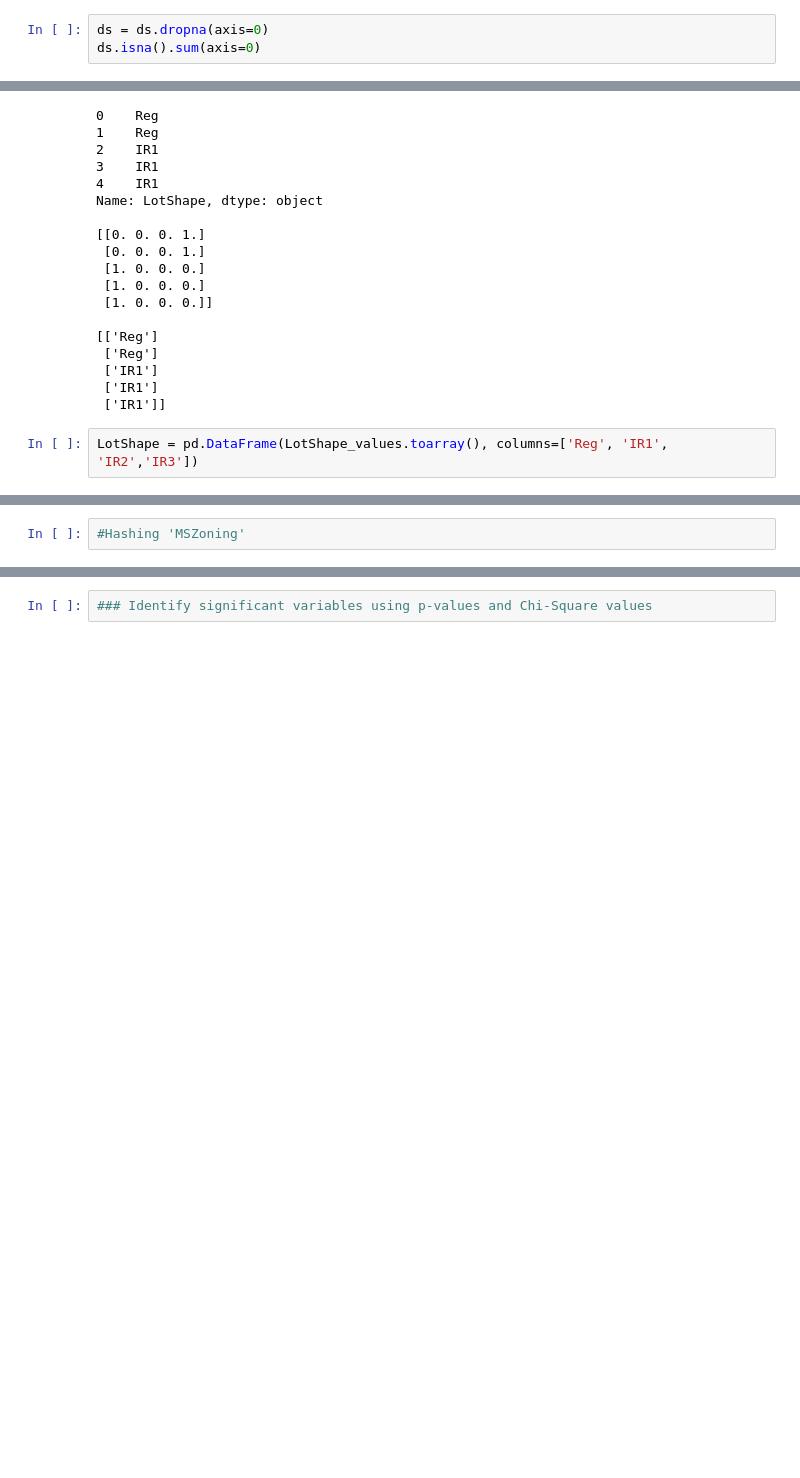
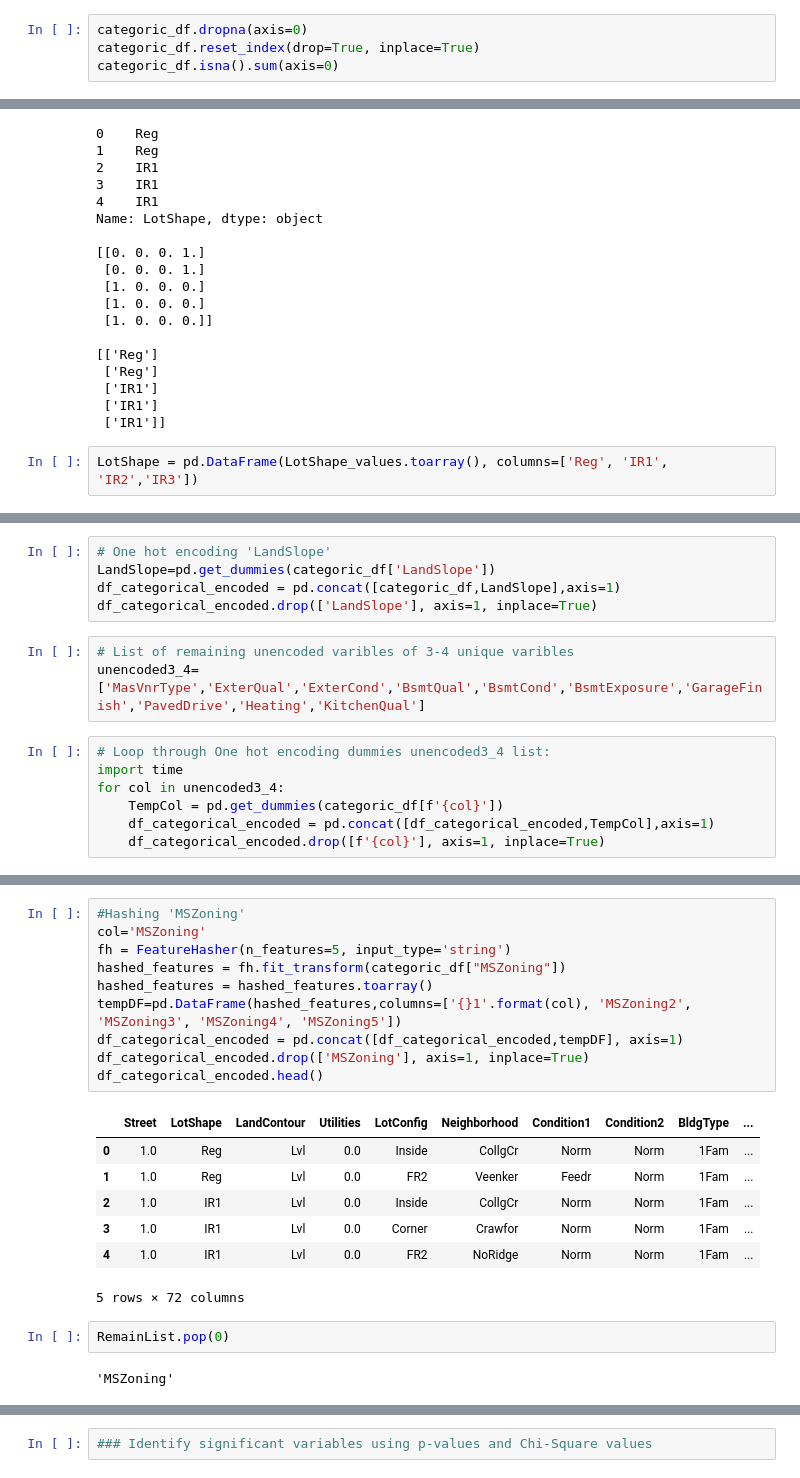
Before and after one commit to Jhirai20/AppliedDSPython, a Jupyter notebook: Projects/Project 1/Project 1.ipynb, the cells around one changed output, grey strips where cells are left out. Cells and saved outputs as stored; diff of their text form; blank space fills up the shorter version.

```diff
--- a/Projects/Project 1/Project 1.ipynb
+++ b/Projects/Project 1/Project 1.ipynb
@@ -788,4 +788,5 @@ ds['LotFrontage']= ds['LotFrontage'].fillna(ds['LotFrontage'].mean())
 # %%
-ds = ds.dropna(axis=0)
-ds.isna().sum(axis=0)
+categoric_df.dropna(axis=0)
+categoric_df.reset_index(drop=True, inplace=True)
+categoric_df.isna().sum(axis=0)
 # %% [output]
@@ -1134,0 +1111,15 @@ KeyError: 'data'
+# %%
+# One hot encoding 'LandSlope'
+LandSlope=pd.get_dummies(categoric_df['LandSlope'])
+df_categorical_encoded = pd.concat([categoric_df,LandSlope],axis=1)
+df_categorical_encoded.drop(['LandSlope'], axis=1, inplace=True)
+# %%
+# List of remaining unencoded varibles of 3-4 unique varibles
+unencoded3_4=['MasVnrType','ExterQual','ExterCond','BsmtQual','BsmtCond','BsmtExposure','GarageFinish','PavedDrive','Heating','KitchenQual']
+# %%
+# Loop through One hot encoding dummies unencoded3_4 list:
+import time
+for col in unencoded3_4:
+    TempCol = pd.get_dummies(categoric_df[f'{col}'])
+    df_categorical_encoded = pd.concat([df_categorical_encoded,TempCol],axis=1)
+    df_categorical_encoded.drop([f'{col}'], axis=1, inplace=True)
@@ -1138,2 +1182,22 @@ from sklearn.feature_extraction import FeatureHasher
 # %%
 #Hashing 'MSZoning'
+col='MSZoning'
+fh = FeatureHasher(n_features=5, input_type='string')
+hashed_features = fh.fit_transform(categoric_df["MSZoning"])
+hashed_features = hashed_features.toarray()
+tempDF=pd.DataFrame(hashed_features,columns=['{}1'.format(col), 'MSZoning2', 'MSZoning3', 'MSZoning4', 'MSZoning5'])
+df_categorical_encoded = pd.concat([df_categorical_encoded,tempDF], axis=1)
+df_categorical_encoded.drop(['MSZoning'], axis=1, inplace=True)
+df_categorical_encoded.head()
+# %% [output]
+|  | Street | LotShape | LandContour | Utilities | LotConfig | Neighborhood | Condition1 | Condition2 | BldgType | ... |
+| 0 | 1.0 | Reg | Lvl | 0.0 | Inside | CollgCr | Norm | Norm | 1Fam | ... |
+| 1 | 1.0 | Reg | Lvl | 0.0 | FR2 | Veenker | Feedr | Norm | 1Fam | ... |
+| 2 | 1.0 | IR1 | Lvl | 0.0 | Inside | CollgCr | Norm | Norm | 1Fam | ... |
+| 3 | 1.0 | IR1 | Lvl | 0.0 | Corner | Crawfor | Norm | Norm | 1Fam | ... |
+| 4 | 1.0 | IR1 | Lvl | 0.0 | FR2 | NoRidge | Norm | Norm | 1Fam | ... |
+5 rows × 72 columns
+# %%
+RemainList.pop(0)
+# %% [output]
+'MSZoning'
```
Also changed, not shown: parts of 27 cells of this notebook.
